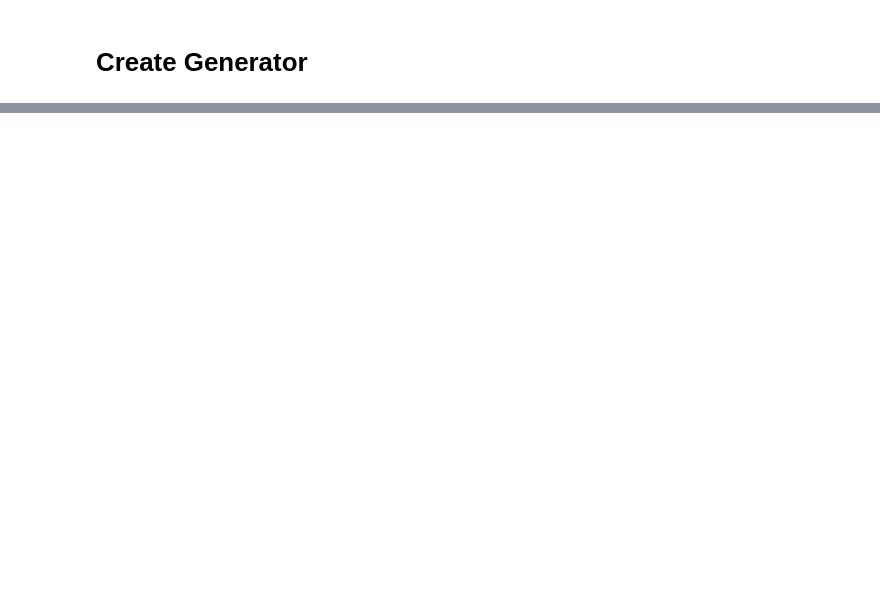
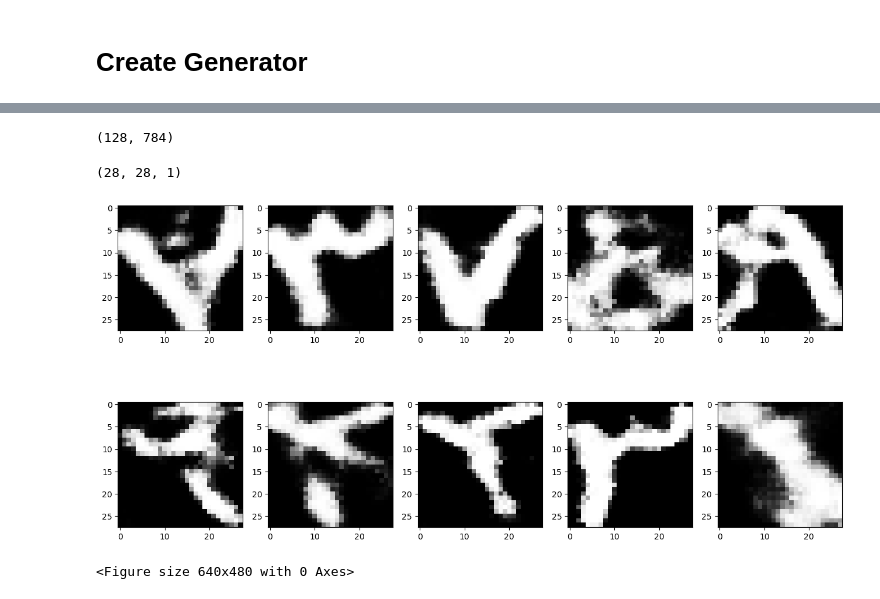
Before and after one commit to mjmousavi97/Deep-Learning, a Jupyter notebook: src/Model Subclassing - Autoencoders - Generative Adversarial Networks (GANs)/Simple_GAN.ipynb, the cells around one changed output, grey strips where cells are left out. Drawn from its saved outputs; the diff is of its cells as text; code cells hidden in the pictures; blank space fills up the shorter version.

```diff
--- a/src/Model Subclassing - Autoencoders - Generative Adversarial Networks (GANs)/Simple_GAN.ipynb
+++ b/src/Model Subclassing - Autoencoders - Generative Adversarial Networks (GANs)/Simple_GAN.ipynb
@@ -121,0 +347,8 @@ gen_model.add(Dense(724, activation='tanh'))
+# %%
+random_vec = np.random.normal(
+    0,
+    1,
+    size=(current_batch_size, randomDIM)
+)
+# %%
+gen_images = gen_model.predict(random_vec)
@@ -121,0 +357,21 @@ gen_model.add(Dense(724, activation='tanh'))
+# %%
+gen_images.shape
+# %% [output]
+(128, 784)
+# %%
+gen_images = gen_images.reshape(-1, 28, 28, 1)
+# %%
+gen_images[0].shape
+# %% [output]
+(28, 28, 1)
+# %%
+plt.figure(figsize=(16, 8))
+
+for i in range(10):
+    plt.subplot(2, 5, i+1)
+    plt.imshow(gen_images[i], cmap='gray')
+plt.show()
+plt.tight_layout()
+# %% [output]
+[figure, added]
+<Figure size 640x480 with 0 Axes>
```
Also changed, not shown: parts of 14 cells of this notebook.
